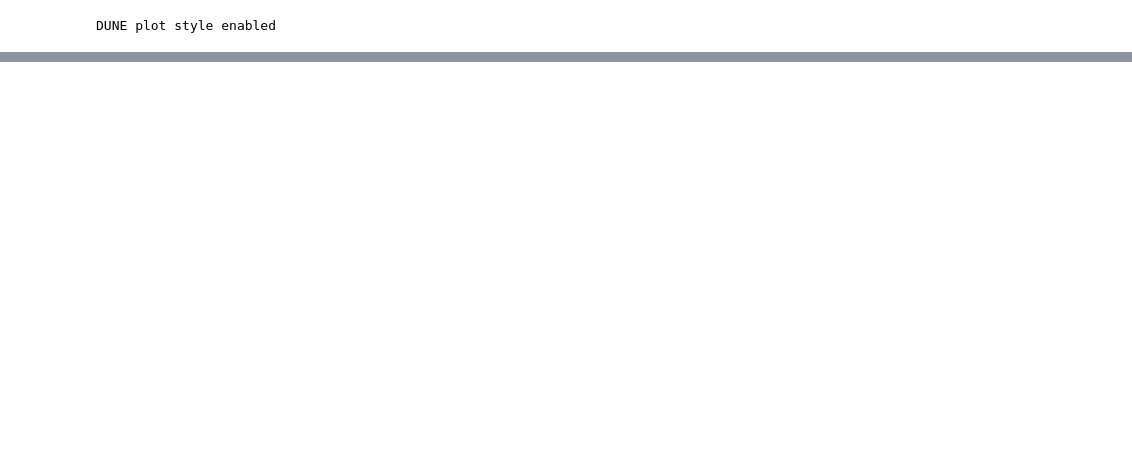
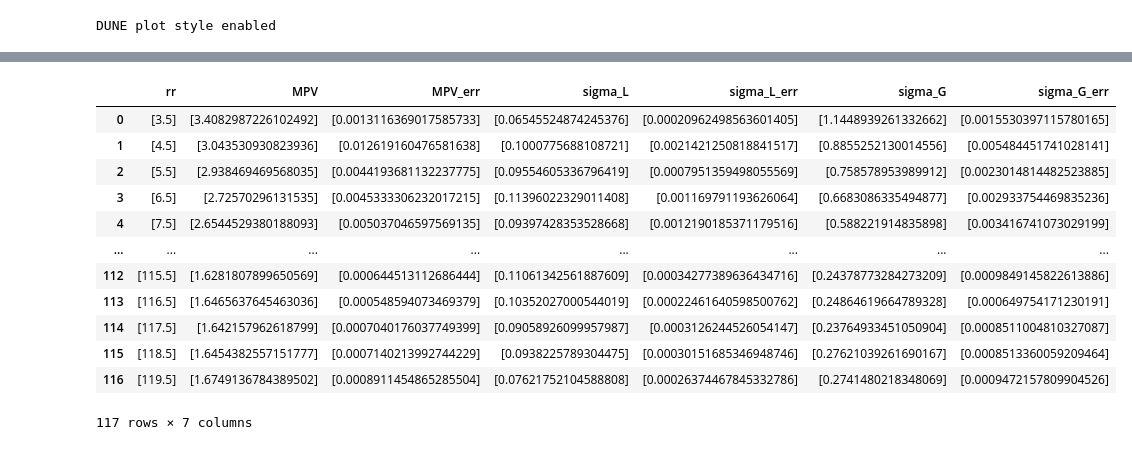
Before and after one commit to sungbinoh/SBND_chi2_study, a Jupyter notebook: chi2_pid_ana.ipynb, the cells around one changed output, grey strips where cells are left out. Cells and saved outputs as stored; diff of their text form; code cells hidden in the pictures; blank space fills up the shorter version.

```diff
--- a/chi2_pid_ana.ipynb
+++ b/chi2_pid_ana.ipynb
@@ -337,2 +371,2 @@ def rr_vs_dedx_langau(hitdf, prefix, suffix):
 # %%
-rr_vs_dedx_langau(hit0_sel_df, "plane0_", "")
+langau_fit_par_df = rr_vs_dedx_langau(hit0_sel_df, "plane0_", "")
@@ -358,0 +373,16 @@ rr_vs_dedx_langau(hit0_sel_df, "plane0_", "")
+# %%
+langau_fit_par_df
+# %% [output]
+|  | rr | MPV | MPV_err | sigma_L | sigma_L_err | sigma_G | sigma_G_err |
+| 0 | [3.5] | [3.4082987226102492] | [0.0013116369017585733] | [0.06545524874245376] | [0.00020962498563601405] | [1.1448939261332662] | [0.0015530397115780165] |
+| 1 | [4.5] | [3.043530930823936] | [0.012619160476581638] | [0.1000775688108721] | [0.0021421250818841517] | [0.8855252130014556] | [0.005484451741028141] |
+| 2 | [5.5] | [2.938469469568035] | [0.0044193681132237775] | [0.09554605336796419] | [0.0007951359498055569] | [0.758578953989912] | [0.0023014814482523885] |
+| 3 | [6.5] | [2.72570296131535] | [0.0045333306232017215] | [0.11396022329011408] | [0.001169791193626064] | [0.6683086335494877] | [0.002933754469835236] |
+| 4 | [7.5] | [2.6544529380188093] | [0.005037046597569135] | [0.09397428353528668] | [0.0012190185371179516] | [0.588221914835898] | [0.003416741073029199] |
+| ... | ... | ... | ... | ... | ... | ... | ... |
+| 112 | [115.5] | [1.6281807899650569] | [0.000644513112686444] | [0.11061342561887609] | [0.00034277389636434716] | [0.24378773284273209] | [0.0009849145822613886] |
+| 113 | [116.5] | [1.6465637645463036] | [0.000548594073469379] | [0.10352027000544019] | [0.00022461640598500762] | [0.24864619664789328] | [0.000649754171230191] |
+| 114 | [117.5] | [1.642157962618799] | [0.0007040176037749399] | [0.09058926099957987] | [0.0003126244526054147] | [0.23764933451050904] | [0.0008511004810327087] |
+| 115 | [118.5] | [1.6454382557151777] | [0.0007140213992744229] | [0.0938225789304475] | [0.00030151685346948746] | [0.27621039261690167] | [0.0008513360059209464] |
+| 116 | [119.5] | [1.6749136784389502] | [0.0008911454865285504] | [0.07621752104588808] | [0.00026374467845332786] | [0.2741480218348069] | [0.0009472157809904526] |
+117 rows × 7 columns
```
Also changed, not shown: parts of 14 cells of this notebook, 2 other files.
